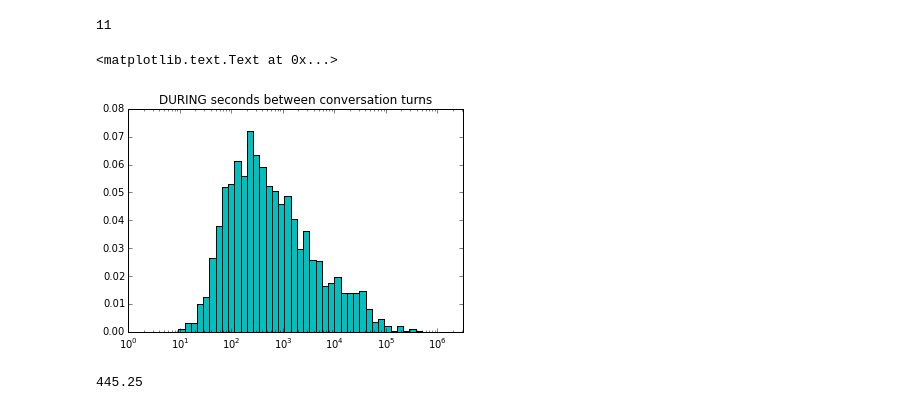
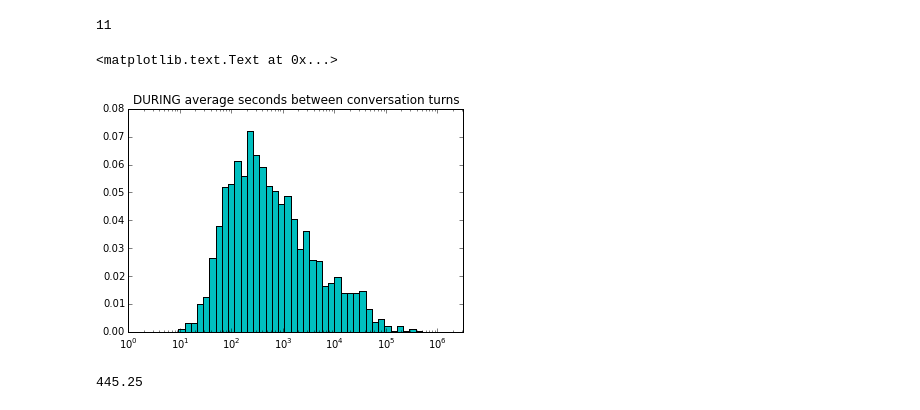
Before and after one commit to marinkala/ReplyNetworks, a Jupyter notebook: bbConversationAnalysisTiming.ipynb, the cells around one changed output. Drawn from its saved outputs; the diff is of its cells as text; code cells hidden in the pictures.

Commit message:
completed (for now) the temporal analysis of conversations

```diff
--- a/bbConversationAnalysis.ipynb
+++ b/bbConversationAnalysisTiming.ipynb
@@ -226,18 +226,18 @@ max(during.userSetLen)
 # %%
 dAvgRepTime=during.avgTimePerReply.dropna().tolist()
 bins=np.logspace(0, int(np.log(max(dAvgRepTime))), 100)
 width=bins[1:]-bins[:-1]
 h, b=np.histogram(dAvgRepTime,bins)
 h=h/float(sum(h))
 plt.bar(b[:-1], h, width, color='c')
 #plt.plot(bins[:-1], fit[:-1]*width, linewidth=2)
 plt.gca().set_xscale("log")
 plt.xlim(xmin=0,xmax=10**6.5)
 plt.ylim(ymin=0, ymax=0.08)
-plt.title('DURING seconds between conversation turns')
+plt.title('DURING average seconds between conversation turns')
 # %% [output]
 <matplotlib.text.Text at 0x...>
-[figure, old version]
+[figure, new version]
 # %%
 np.median(dAvgRepTime)
 # %% [output]
```
Also changed, not shown: parts of 36 cells of this notebook, 1 other file.
